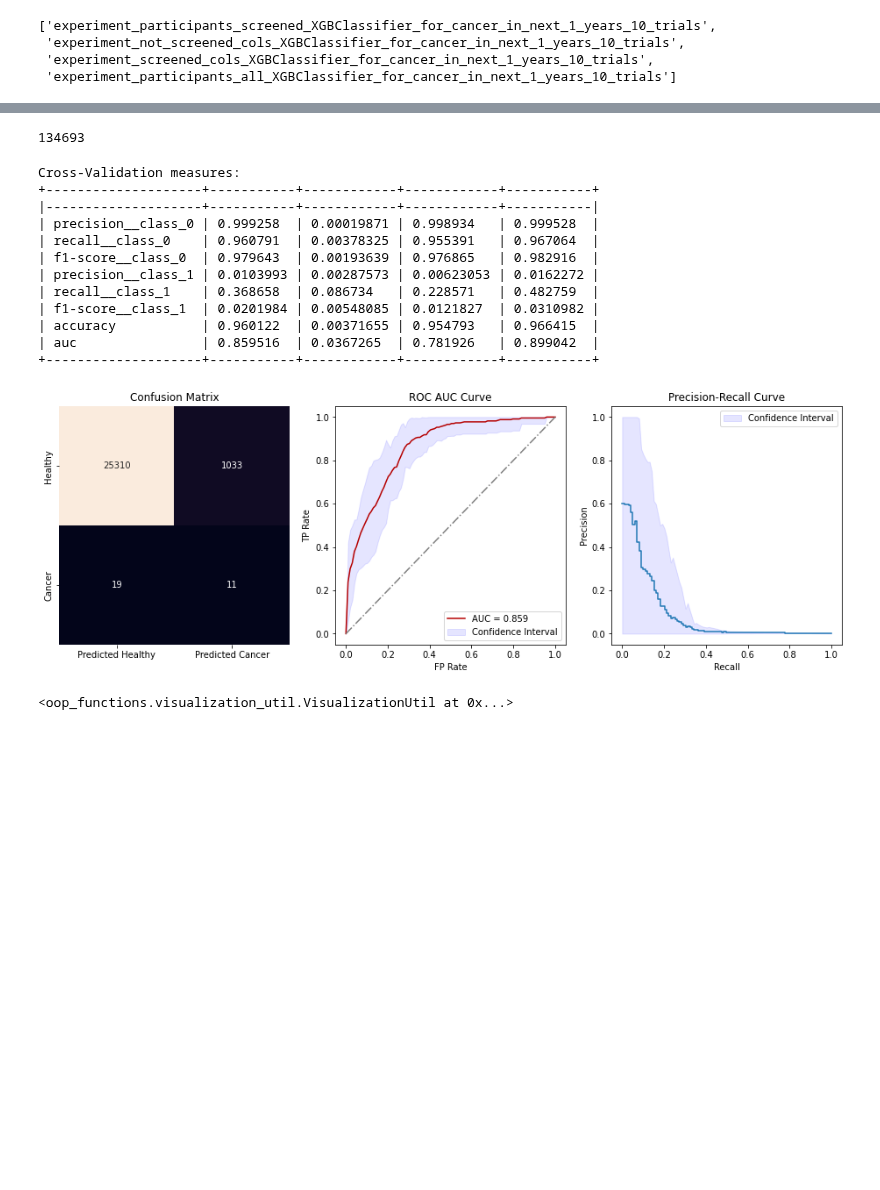
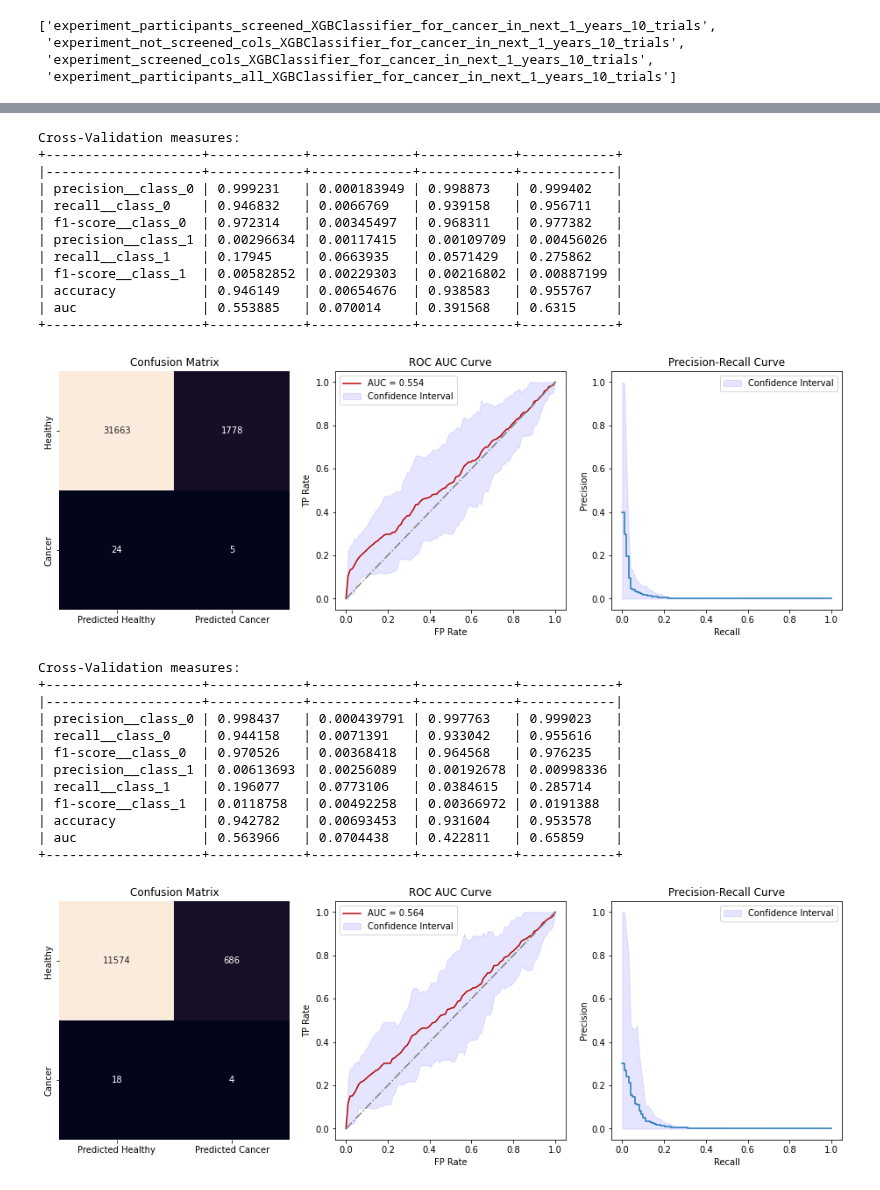
Before and after one commit to fedorenkood/ovarian_cancer_models, a Jupyter notebook: running_tests_medium_confidence.ipynb, the cells around one changed output, grey strips where cells are left out. Cells and saved outputs as stored; diff of their text form; code cells hidden in the pictures; blank space fills up the shorter version.

```diff
--- a/running_tests_medium_confidence.ipynb
+++ b/running_tests_medium_confidence.ipynb
@@ -131,3 +174,3 @@ len(all_mid_confidence_ids)
 # %%
-filesuffix = 'experiment_participants_screened_XGBClassifier_for_cancer_in_next_1_years_10_trials'
+filesuffix = 'experiment_screened_cols_XGBClassifier_for_cancer_in_next_1_years_10_trials'
 cv_analytics_util = CvAnalyticsUtil.load_cv_analytics_utils(filesuffix)
@@ -142,4 +176,0 @@ full_df = full_df[full_df['plco_id'].isin(all_mid_confidence_ids)].drop_duplicat
-# %%
-len(full_df)
-# %% [output]
-134693
@@ -151,2 +176,0 @@ len(full_df)
-# %%
-mid_range_filter = lambda df: isin_filter(df, 'plco_id', all_mid_confidence_ids)
@@ -176,18 +176,0 @@ confidence_comp = mid_conf_predictions_2.merge(mid_conf_predictions, on=['plco_i
-# %%
-cv_analytics_util.get_cv_report();
-cv_analytics_util.display_graph()
-# %% [output]
-Cross-Validation measures:
-+--------------------+-----------+------------+------------+-----------+
-|--------------------+-----------+------------+------------+-----------|
-| precision__class_0 | 0.999258  | 0.00019871 | 0.998934   | 0.999528  |
-| recall__class_0    | 0.960791  | 0.00378325 | 0.955391   | 0.967064  |
-| f1-score__class_0  | 0.979643  | 0.00193639 | 0.976865   | 0.982916  |
-| precision__class_1 | 0.0103993 | 0.00287573 | 0.00623053 | 0.0162272 |
-| recall__class_1    | 0.368658  | 0.086734   | 0.228571   | 0.482759  |
-| f1-score__class_1  | 0.0201984 | 0.00548085 | 0.0121827  | 0.0310982 |
-| accuracy           | 0.960122  | 0.00371655 | 0.954793   | 0.966415  |
-| auc                | 0.859516  | 0.0367265  | 0.781926   | 0.899042  |
-+--------------------+-----------+------------+------------+-----------+
-[figure, removed]
-<oop_functions.visualization_util.VisualizationUtil at 0x...>
@@ -193,0 +181,32 @@ Cross-Validation measures:
+# %%
+set_filter_display_report(cv_analytics_util, None)
+set_filter_display_report(cv_analytics_util, mid_range_filter)
+# set_filter_display_report(cv_analytics_util, high_range_filter)
+set_filter_display_report(cv_analytics_util, positive_range_filter)
+# %% [output]
+Cross-Validation measures:
++--------------------+------------+-------------+------------+------------+
+|--------------------+------------+-------------+------------+------------|
+| precision__class_0 | 0.999231   | 0.000183949 | 0.998873   | 0.999402   |
+| recall__class_0    | 0.946832   | 0.0066769   | 0.939158   | 0.956711   |
+| f1-score__class_0  | 0.972314   | 0.00345497  | 0.968311   | 0.977382   |
+| precision__class_1 | 0.00296634 | 0.00117415  | 0.00109709 | 0.00456026 |
+| recall__class_1    | 0.17945    | 0.0663935   | 0.0571429  | 0.275862   |
+| f1-score__class_1  | 0.00582852 | 0.00229303  | 0.00216802 | 0.00887199 |
+| accuracy           | 0.946149   | 0.00654676  | 0.938583   | 0.955767   |
+| auc                | 0.553885   | 0.070014    | 0.391568   | 0.6315     |
++--------------------+------------+-------------+------------+------------+
+[figure, added]
+Cross-Validation measures:
++--------------------+------------+-------------+------------+------------+
+|--------------------+------------+-------------+------------+------------|
+| precision__class_0 | 0.998437   | 0.000439791 | 0.997763   | 0.999023   |
+| recall__class_0    | 0.944158   | 0.0071391   | 0.933042   | 0.955616   |
+| f1-score__class_0  | 0.970526   | 0.00368418  | 0.964568   | 0.976235   |
+| precision__class_1 | 0.00613693 | 0.00256089  | 0.00192678 | 0.00998336 |
+| recall__class_1    | 0.196077   | 0.0773106   | 0.0384615  | 0.285714   |
+| f1-score__class_1  | 0.0118758  | 0.00492258  | 0.00366972 | 0.0191388  |
+| accuracy           | 0.942782   | 0.00693453  | 0.931604   | 0.953578   |
+| auc                | 0.563966   | 0.0704438   | 0.422811   | 0.65859    |
++--------------------+------------+-------------+------------+------------+
+[figure, added]
```
Also changed, not shown: parts of 36 cells of this notebook, 6 other files.
